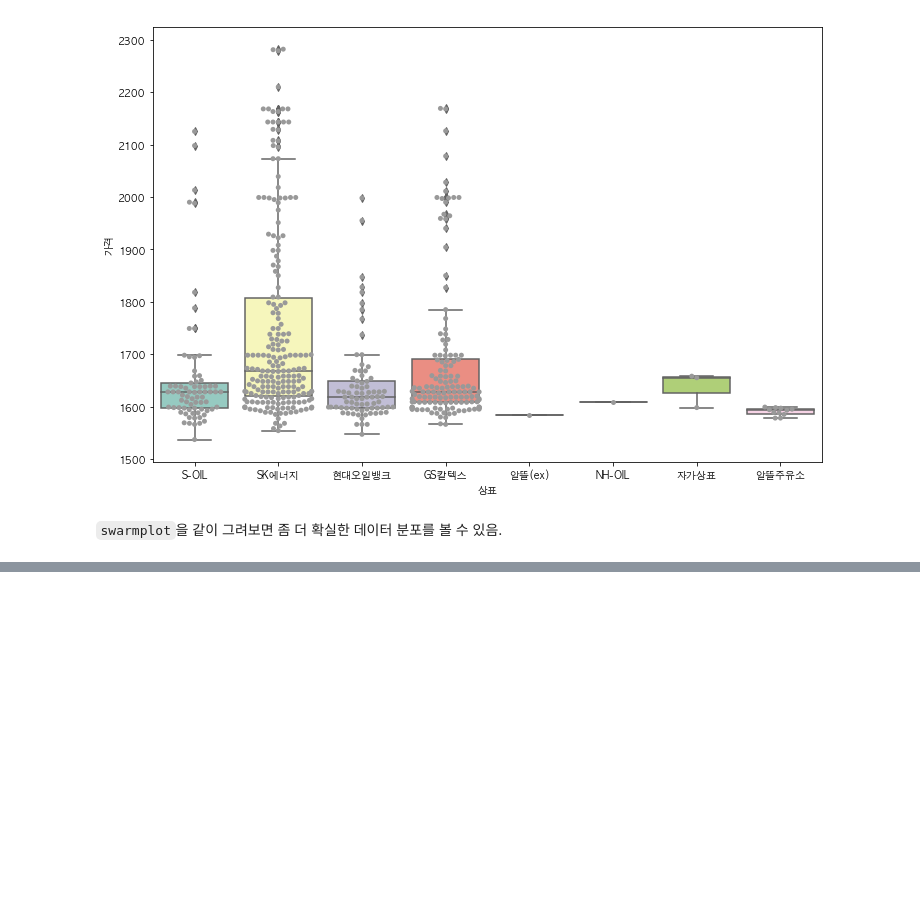
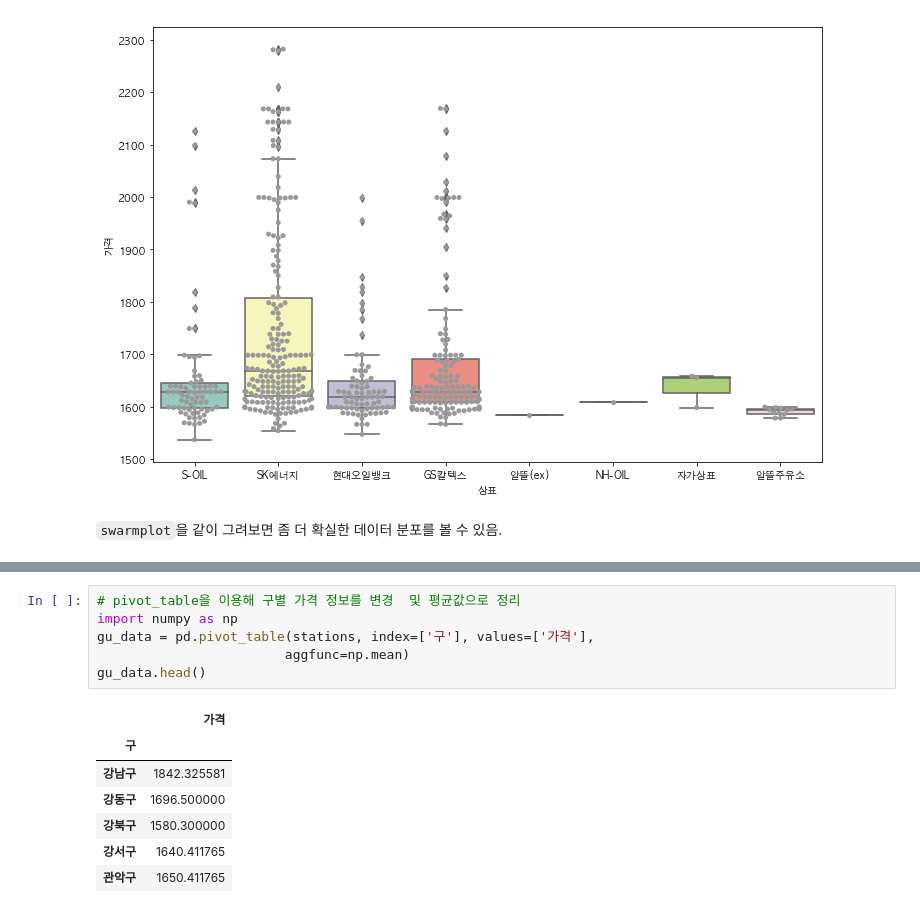
Before and after one commit to KimDoKy/DataScience, a Jupyter notebook: source_code/chap4. Self Oil Station price.ipynb, the cells around one changed output, grey strips where cells are left out. Cells and saved outputs as stored; diff of their text form; blank space fills up the shorter version.

```diff
--- a/source_code/chap4. Self Oil Station price.ipynb
+++ b/source_code/chap4. Self Oil Station price.ipynb
@@ -395,0 +435,14 @@ plt.show()
+# %%
+# pivot_table을 이용해 구별 가격 정보를 변경  및 평균값으로 정리
+import numpy as np
+gu_data = pd.pivot_table(stations, index=['구'], values=['가격'],
+                        aggfunc=np.mean)
+gu_data.head()
+# %% [output]
+|  | 가격 |
+| 구 |  |
+| 강남구 | 1842.325581 |
+| 강동구 | 1696.500000 |
+| 강북구 | 1580.300000 |
+| 강서구 | 1640.411765 |
+| 관악구 | 1650.411765 |
```
Also changed, not shown: parts of 6 cells of this notebook.
